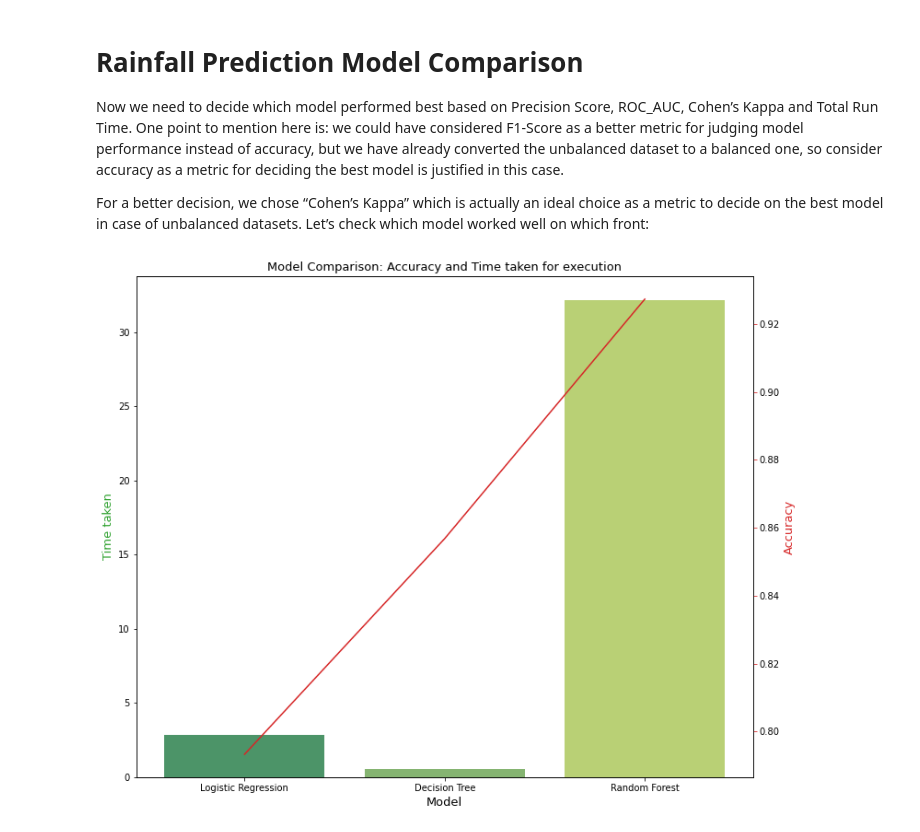
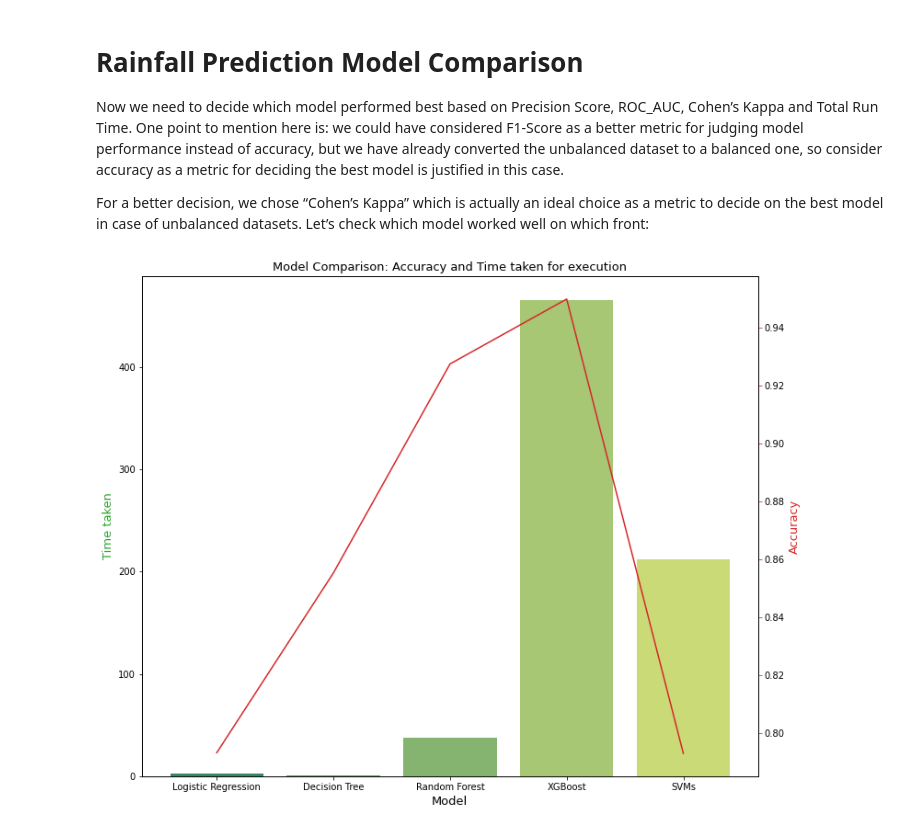
Before and after one commit to adjeielias90/Machine-Learning, a Jupyter notebook: Comparing_Different_Models.ipynb, the cells around one changed output. Drawn from its saved outputs; the diff is of its cells as text; code cells hidden in the pictures.

```diff
--- a/Comparing_Different_Models.ipynb
+++ b/Comparing_Different_Models.ipynb
@@ -357,0 +358,6 @@ def run_model(model, X_train, y_train, X_test, y_test, verbose=True):
+# %%
+from sklearn.svm import LinearSVC
+from sklearn.calibration import CalibratedClassifierCV
+svm = LinearSVC()
+model_svm = CalibratedClassifierCV(svm)
+model_svm, accuracy_svm, roc_auc_svm, coh_kap_svm, tt_svm = run_model(model_svm, X_train, y_train, X_test, y_test)
@@ -518,32 +548,32 @@ Now we need to decide which model performed best based on Precision Score, ROC_A
 
 For a better decision, we chose “Cohen’s Kappa” which is actually an ideal choice as a metric to decide on the best model in case of unbalanced datasets. Let’s check which model worked well on which front:
 # %%
-accuracy_scores = [accuracy_lr, accuracy_dt, accuracy_rf, accuracy_xgb]
-roc_auc_scores = [roc_auc_lr, roc_auc_dt, roc_auc_rf, accuracy_xgb]
-coh_kap_scores = [coh_kap_lr, coh_kap_dt, coh_kap_rf, accuracy_xgb]
-tt = [tt_lr, tt_dt, tt_rf, tt_xgb]
+accuracy_scores = [accuracy_lr, accuracy_dt, accuracy_rf, accuracy_xgb, accuracy_svm]
+roc_auc_scores = [roc_auc_lr, roc_auc_dt, roc_auc_rf, roc_auc_xgb, roc_auc_svm]
+coh_kap_scores = [coh_kap_lr, coh_kap_dt, coh_kap_rf, coh_kap_xgb, coh_kap_svm]
+tt = [tt_lr, tt_dt, tt_rf, tt_xgb, tt_svm]
 
-model_data = {'Model': ['Logistic Regression','Decision Tree','Random Forest', 'XGBoost'],
+model_data = {'Model': ['Logistic Regression','Decision Tree','Random Forest', 'XGBoost', 'SVMs'],
               'Accuracy': accuracy_scores,
               'ROC_AUC': roc_auc_scores,
               'Cohen_Kappa': coh_kap_scores,
               'Time taken': tt}
 data = pd.DataFrame(model_data)
 
 fig, ax1 = plt.subplots(figsize=(12,10))
 ax1.set_title('Model Comparison: Accuracy and Time taken for execution', fontsize=13)
 color = 'tab:green'
 ax1.set_xlabel('Model', fontsize=13)
 ax1.set_ylabel('Time taken', fontsize=13, color=color)
 ax2 = sns.barplot(x='Model', y='Time taken', data = data, palette='summer')
 ax1.tick_params(axis='y')
 ax2 = ax1.twinx()
 color = 'tab:red'
 ax2.set_ylabel('Accuracy', fontsize=13, color=color)
 ax2 = sns.lineplot(x='Model', y='Accuracy', data = data, sort=False, color=color)
 ax2.tick_params(axis='y', color=color)
 # %% [output]
-[figure, old version]
+[figure, new version]
 # %%
 fig, ax3 = plt.subplots(figsize=(12,10))
 ax3.set_title('Model Comparison: Area under ROC and Cohens Kappa', fontsize=13)
```
Also changed, not shown: parts of 12 cells of this notebook.
